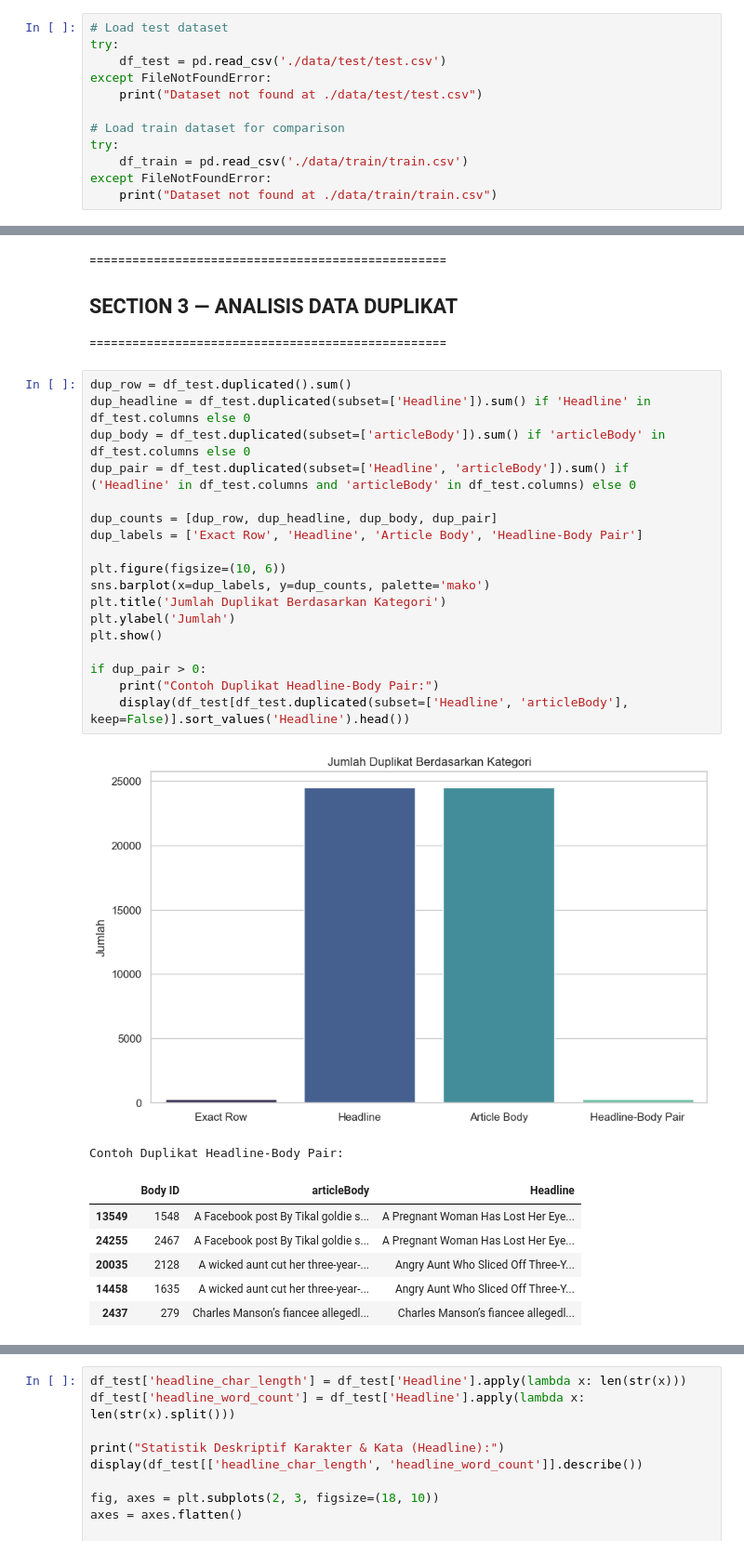
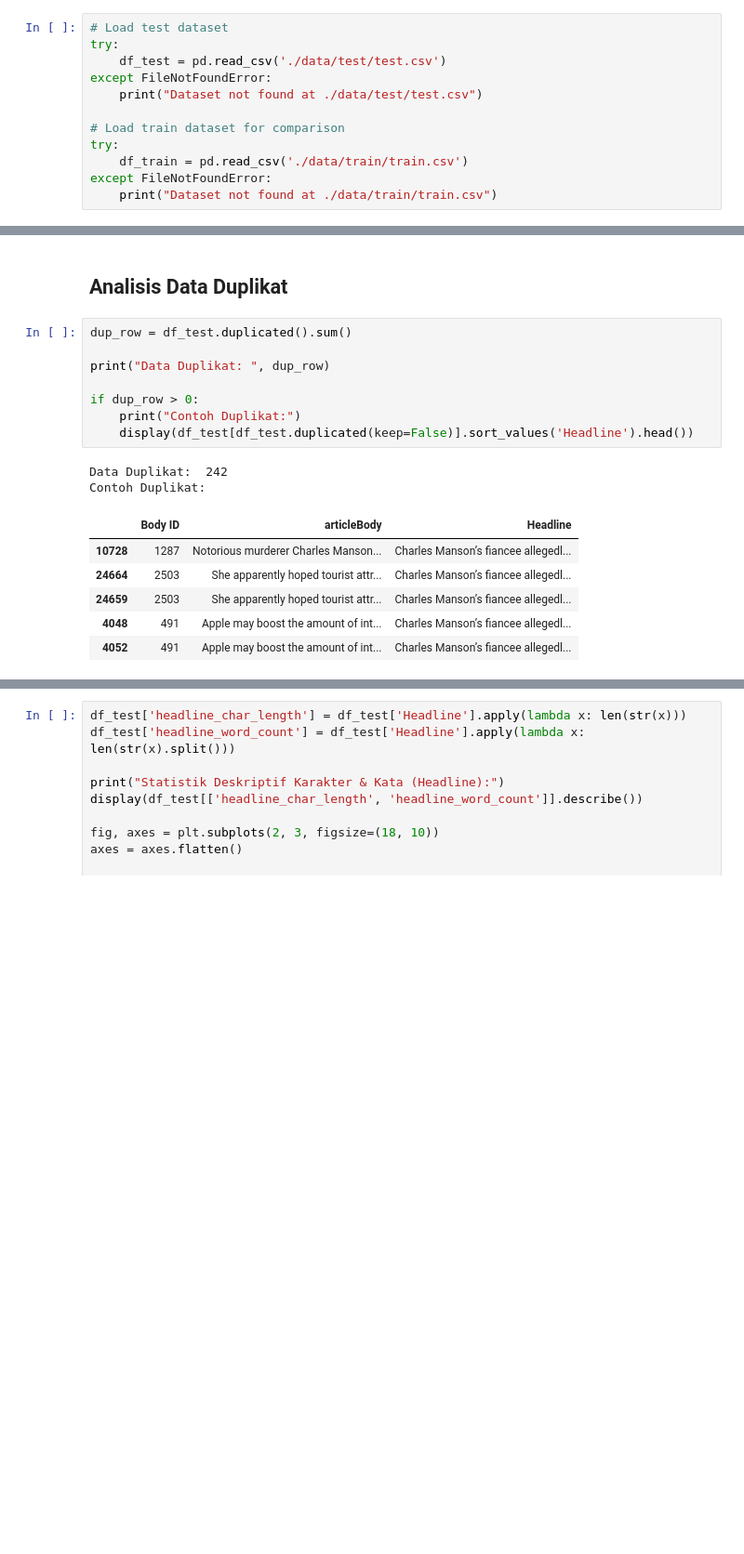
Before and after one commit to DeanFebrio/AOL_TextMining_FakeNewsDetection, a Jupyter notebook: eda_test.ipynb, the cells around one changed output, grey strips where cells are left out. Shown at 93% size. Saved outputs shown, nothing was run; the diff lists cells and outputs as text; blank space fills up the shorter version.

```diff
--- a/eda_test.ipynb
+++ b/eda_test.ipynb
@@ -94,32 +70,20 @@ Tidak ditemukan adanya missing value pada dataset test. Kualitas data dasar terp
 # %% [markdown]
-==================================================
-## SECTION 3 — ANALISIS DATA DUPLIKAT
-==================================================
+## Analisis Data Duplikat
 # %%
 dup_row = df_test.duplicated().sum()
-dup_headline = df_test.duplicated(subset=['Headline']).sum() if 'Headline' in df_test.columns else 0
-dup_body = df_test.duplicated(subset=['articleBody']).sum() if 'articleBody' in df_test.columns else 0
-dup_pair = df_test.duplicated(subset=['Headline', 'articleBody']).sum() if ('Headline' in df_test.columns and 'articleBody' in df_test.columns) else 0
 
-dup_counts = [dup_row, dup_headline, dup_body, dup_pair]
-dup_labels = ['Exact Row', 'Headline', 'Article Body', 'Headline-Body Pair']
+print("Data Duplikat: ", dup_row)
 
-plt.figure(figsize=(10, 6))
-sns.barplot(x=dup_labels, y=dup_counts, palette='mako')
-plt.title('Jumlah Duplikat Berdasarkan Kategori')
-plt.ylabel('Jumlah')
-plt.show()
-
-if dup_pair > 0:
-    print("Contoh Duplikat Headline-Body Pair:")
-    display(df_test[df_test.duplicated(subset=['Headline', 'articleBody'], keep=False)].sort_values('Headline').head())
+if dup_row > 0:
+    print("Contoh Duplikat:")
+    display(df_test[df_test.duplicated(keep=False)].sort_values('Headline').head())
 # %% [output]
-[figure, removed]
-Contoh Duplikat Headline-Body Pair:
+Data Duplikat:  242
+Contoh Duplikat:
 |  | Body ID | articleBody | Headline |
-| 13549 | 1548 | A Facebook post By Tikal goldie s... | A Pregnant Woman Has Lost Her Eye... |
-| 24255 | 2467 | A Facebook post By Tikal goldie s... | A Pregnant Woman Has Lost Her Eye... |
-| 20035 | 2128 | A wicked aunt cut her three-year-... | Angry Aunt Who Sliced Off Three-Y... |
-| 14458 | 1635 | A wicked aunt cut her three-year-... | Angry Aunt Who Sliced Off Three-Y... |
-| 2437 | 279 | Charles Manson’s fiancee allegedl... | Charles Manson’s fiancee allegedl... |
+| 10728 | 1287 | Notorious murderer Charles Manson... | Charles Manson’s fiancee allegedl... |
+| 24664 | 2503 | She apparently hoped tourist attr... | Charles Manson’s fiancee allegedl... |
+| 24659 | 2503 | She apparently hoped tourist attr... | Charles Manson’s fiancee allegedl... |
+| 4048 | 491 | Apple may boost the amount of int... | Charles Manson’s fiancee allegedl... |
+| 4052 | 491 | Apple may boost the amount of int... | Charles Manson’s fiancee allegedl... |
 # %% [markdown]
```
Also changed, not shown: parts of 27 cells of this notebook, 4 other files.
